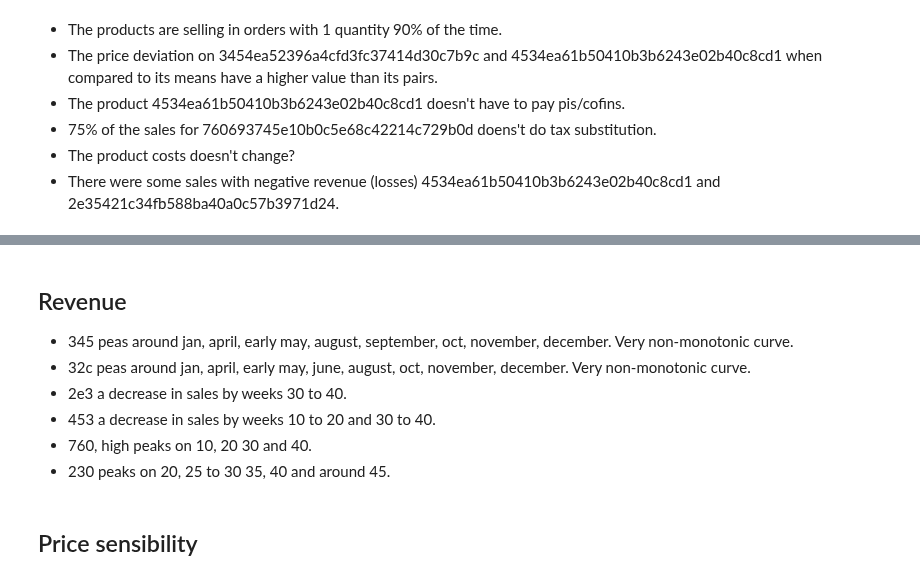
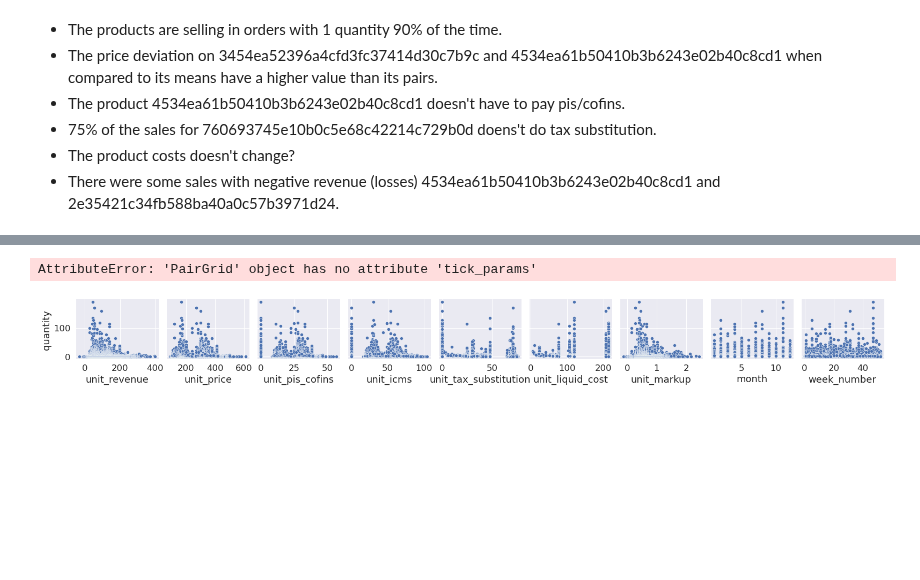
Before and after one commit to wanermiranda/desafio_ml, a Jupyter notebook: notebooks/3. EDA Correlations.ipynb, the cells around one changed output, grey strips where cells are left out. Cells and saved outputs as stored; diff of their text form; code cells hidden in the pictures; blank space fills up the shorter version.

```diff
--- a/notebooks/3. EDA Correlations.ipynb
+++ b/notebooks/3. EDA Correlations.ipynb
@@ -184,10 +178,0 @@ sns.pairplot(df_filtered_sales[[c for c in df_filtered_sales.columns if 'unit' i
-# %% [markdown]
-## Revenue
-* 345 peas around jan, april, early may, august, september, oct, november, december. Very non-monotonic curve.
-* 32c peas around jan, april, early may, june, august, oct, november, december. Very non-monotonic curve.
-* 2e3 a decrease in sales by weeks 30 to 40.
-* 453 a decrease in sales by weeks 10 to 20 and 30 to 40.
-* 760, high peaks on 10, 20  30 and 40.
-* 230 peaks on 20, 25 to 30 35, 40 and around 45.
-# %% [markdown]
-## Price sensibility
@@ -209,2 +179,12 @@ plt.show()
+# %%
+unit_cols = [c for c in df_filtered_sales.columns if 'unit' in c] + ['month', 'week_number']
+df = df_filtered_sales[ unit_cols + ['quantity']].groupby(unit_cols).agg({'quantity':'sum'}).reset_index()
+
+ax = sns.pairplot(df,
+            y_vars=['quantity'], x_vars=unit_cols)
+ax.tick_params(axis='y', labelleft=True)
+# %% [output]
+AttributeError: 'PairGrid' object has no attribute 'tick_params'
+[figure, added]
 # %%
 for prod in selected_products:
```
Also changed, not shown: parts of 8 cells of this notebook.
